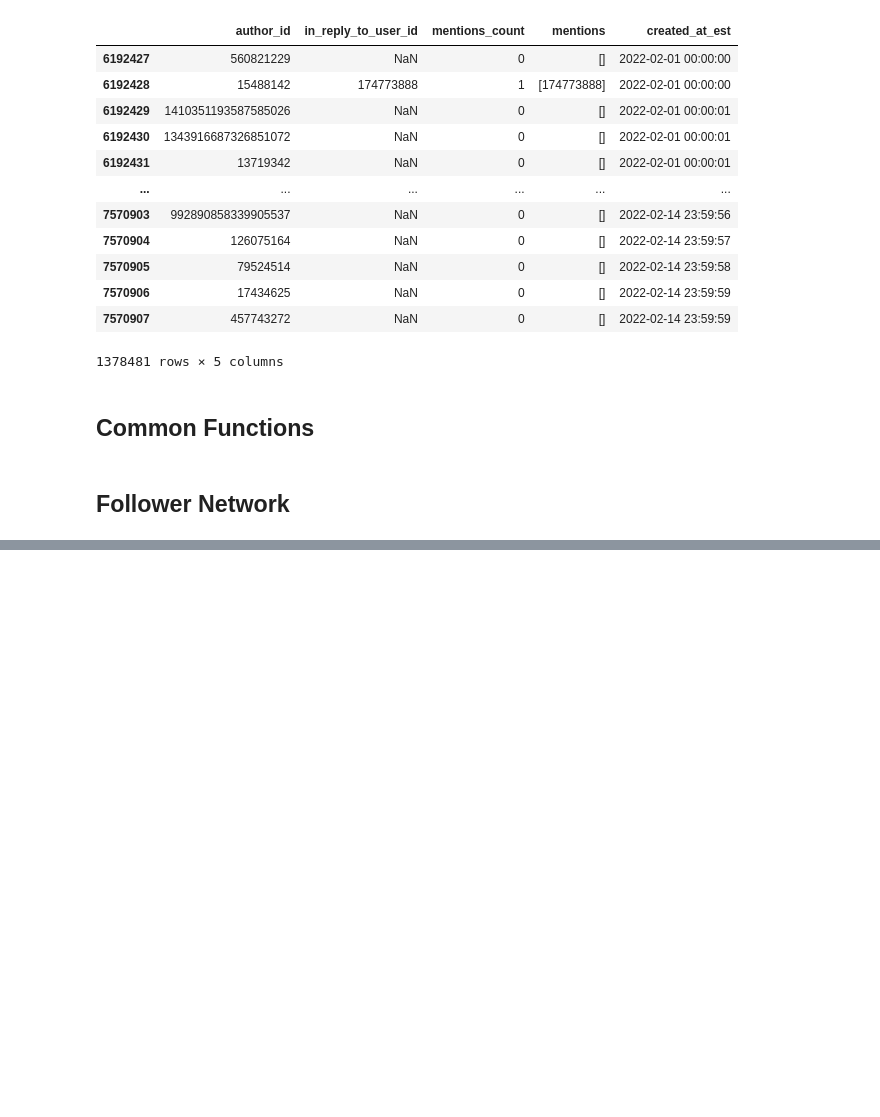
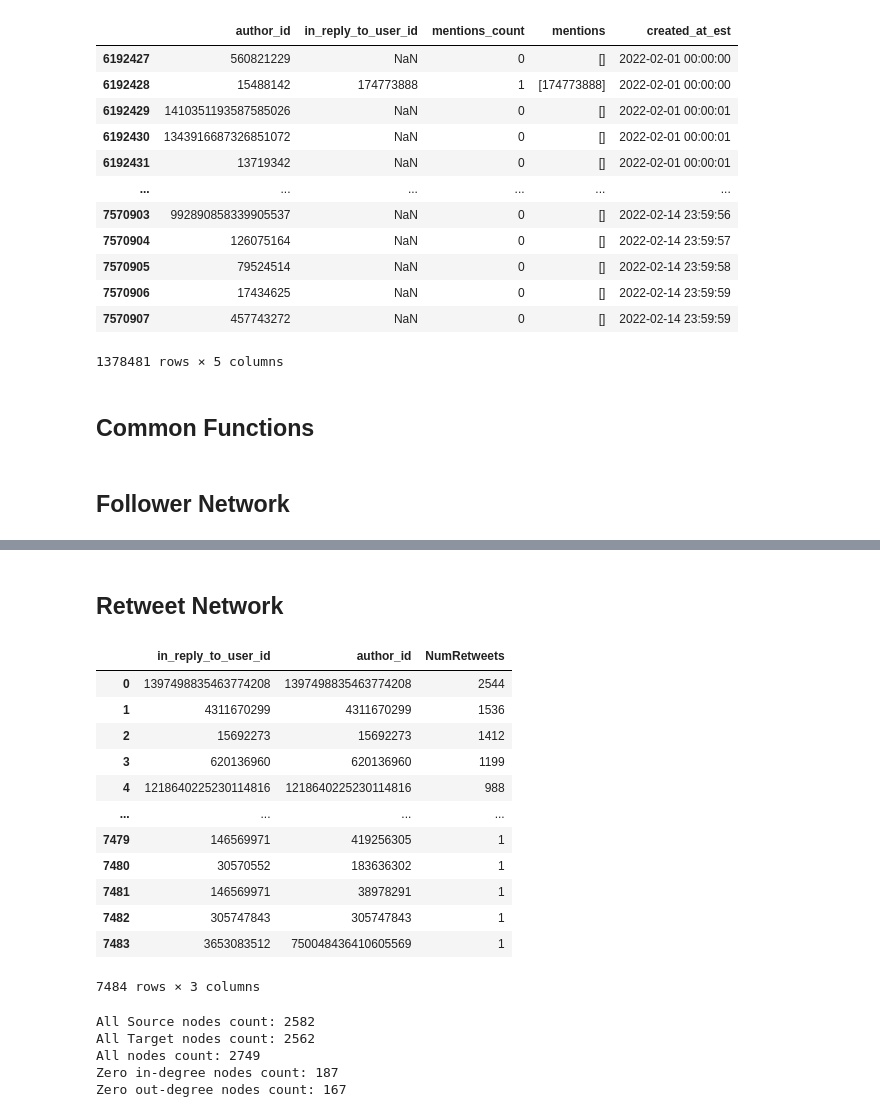
Before and after one commit to deamonpog/ten, a Jupyter notebook: Effective_Influncer_Detection.ipynb, the cells around one changed output, grey strips where cells are left out. Cells and saved outputs as stored; diff of their text form; code cells hidden in the pictures; blank space fills up the shorter version.

```diff
--- a/Effective_Influncer_Detection.ipynb
+++ b/Effective_Influncer_Detection.ipynb
@@ -294,0 +318,27 @@ Zero out-degree nodes count: 668
+# %% [markdown]
+## Retweet Network
+# %%
+retweet_network_df = train_msgs_df[['in_reply_to_user_id','author_id']].value_counts().rename('NumRetweets').reset_index()
+retweet_network_df
+# %% [output]
+|  | in_reply_to_user_id | author_id | NumRetweets |
+| 0 | 1397498835463774208 | 1397498835463774208 | 2544 |
+| 1 | 4311670299 | 4311670299 | 1536 |
+| 2 | 15692273 | 15692273 | 1412 |
+| 3 | 620136960 | 620136960 | 1199 |
+| 4 | 1218640225230114816 | 1218640225230114816 | 988 |
+| ... | ... | ... | ... |
+| 7479 | 146569971 | 419256305 | 1 |
+| 7480 | 30570552 | 183636302 | 1 |
+| 7481 | 146569971 | 38978291 | 1 |
+| 7482 | 305747843 | 305747843 | 1 |
+| 7483 | 3653083512 | 750048436410605569 | 1 |
+7484 rows × 3 columns
+# %%
+_ = print_network_info(retweet_network_df, 'in_reply_to_user_id', 'author_id')
+# %% [output]
+All Source nodes count: 2582
+All Target nodes count: 2562
+All nodes count: 2749
+Zero in-degree nodes count: 187
+Zero out-degree nodes count: 167
```
Also changed, not shown: parts of 12 cells of this notebook.
